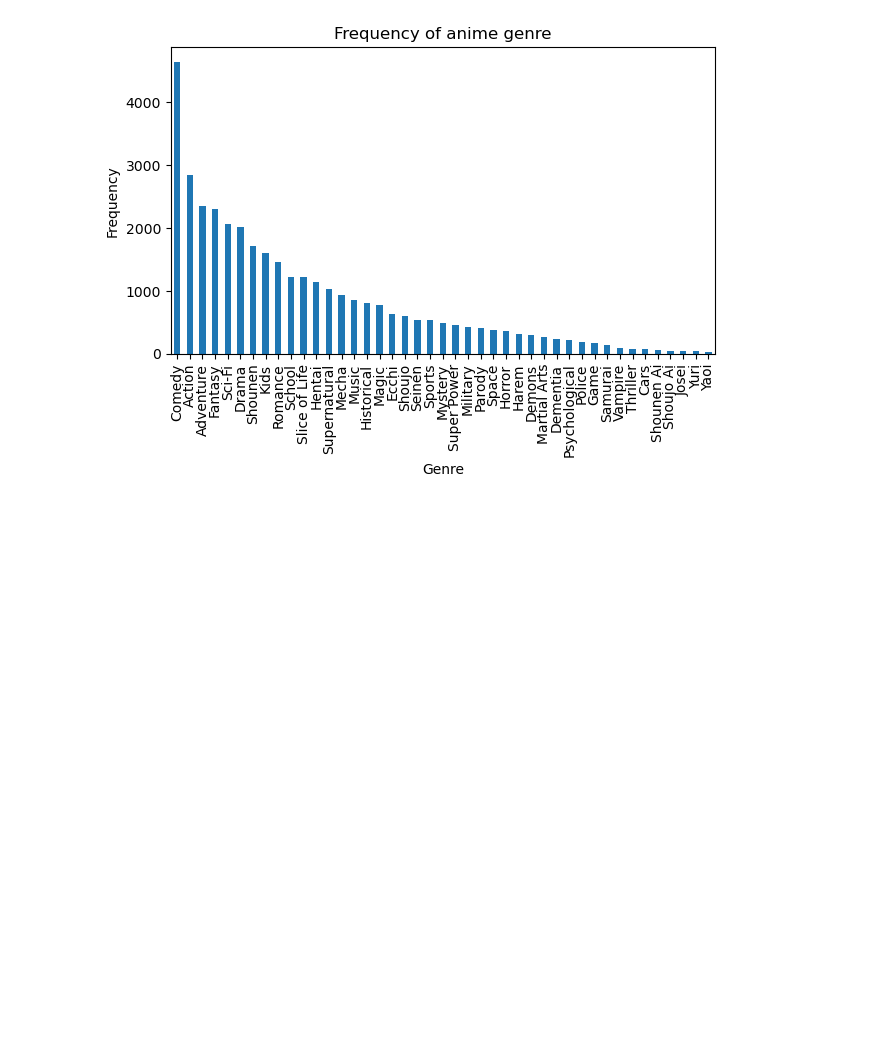
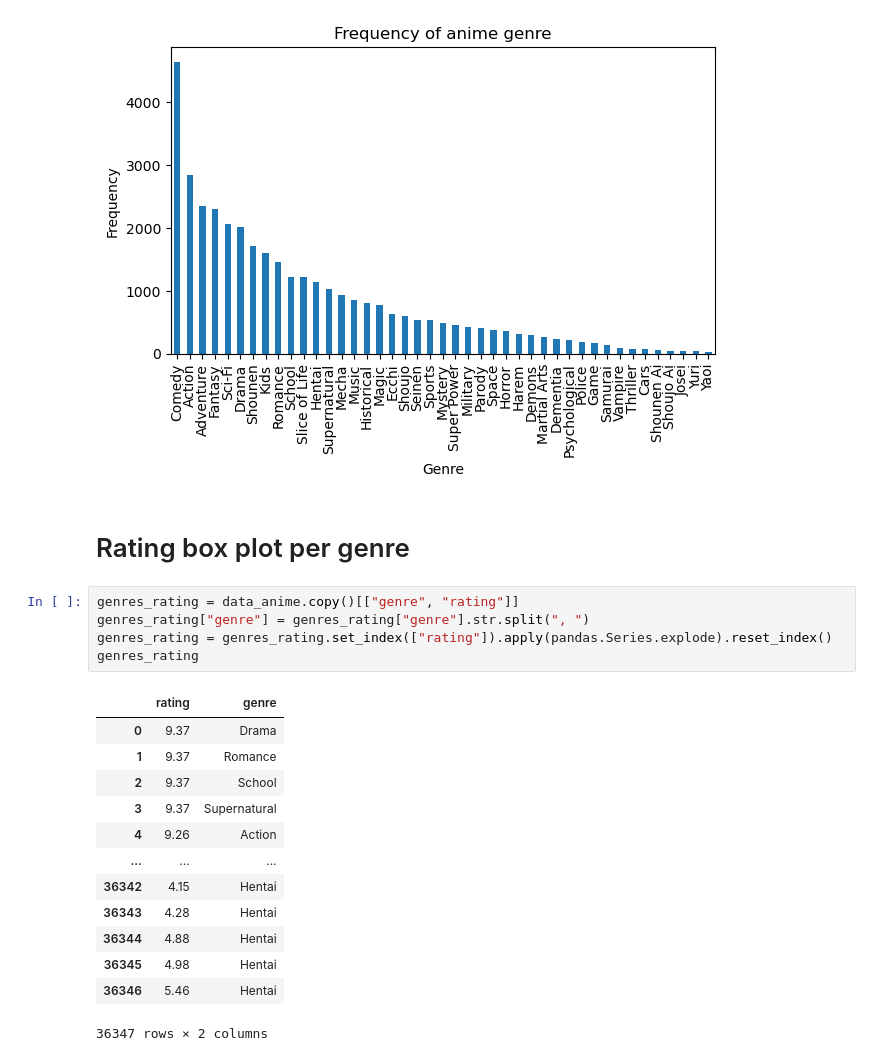
Before and after one commit to EmpireDemocratiqueDuPoulpe/Cours-IA, a Jupyter notebook: 5MLRE/Project/notebooks/en/1-Data_Exploration_macron.ipynb, the cells around one changed output. Saved outputs shown, nothing was run; the diff lists cells and outputs as text; blank space fills up the shorter version.

```diff
--- a/5MLRE/Project/notebooks/en/1-Data_Exploration_macron.ipynb
+++ b/5MLRE/Project/notebooks/en/1-Data_Exploration_macron.ipynb
@@ -147,3 +147,24 @@ pyplot.tight_layout()
 pyplot.show()
 # %% [output]
 [figure]
+# %% [markdown]
+# Rating box plot per genre
+# %%
+genres_rating = data_anime.copy()[["genre", "rating"]]
+genres_rating["genre"] = genres_rating["genre"].str.split(", ")
+genres_rating = genres_rating.set_index(["rating"]).apply(pandas.Series.explode).reset_index()
+genres_rating
+# %% [output]
+|  | rating | genre |
+| 0 | 9.37 | Drama |
+| 1 | 9.37 | Romance |
+| 2 | 9.37 | School |
+| 3 | 9.37 | Supernatural |
+| 4 | 9.26 | Action |
+| ... | ... | ... |
+| 36342 | 4.15 | Hentai |
+| 36343 | 4.28 | Hentai |
+| 36344 | 4.88 | Hentai |
+| 36345 | 4.98 | Hentai |
+| 36346 | 5.46 | Hentai |
+36347 rows × 2 columns
```
Also changed, not shown: parts of 1 cell of this notebook.
